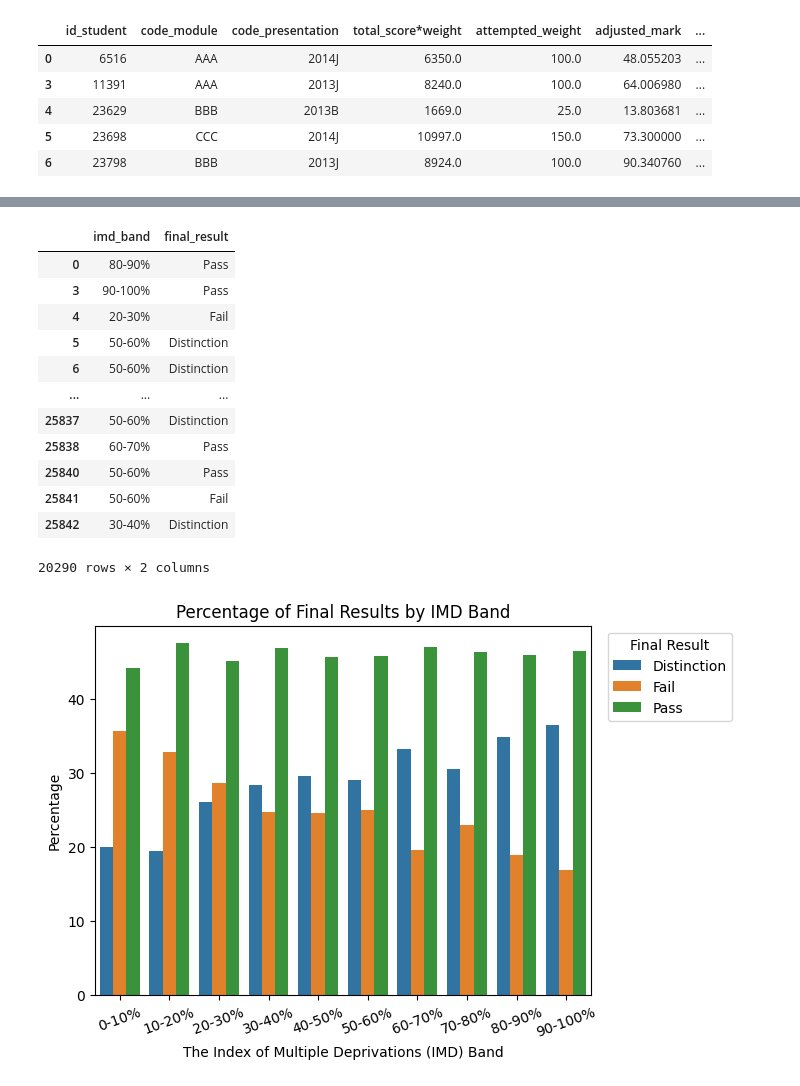
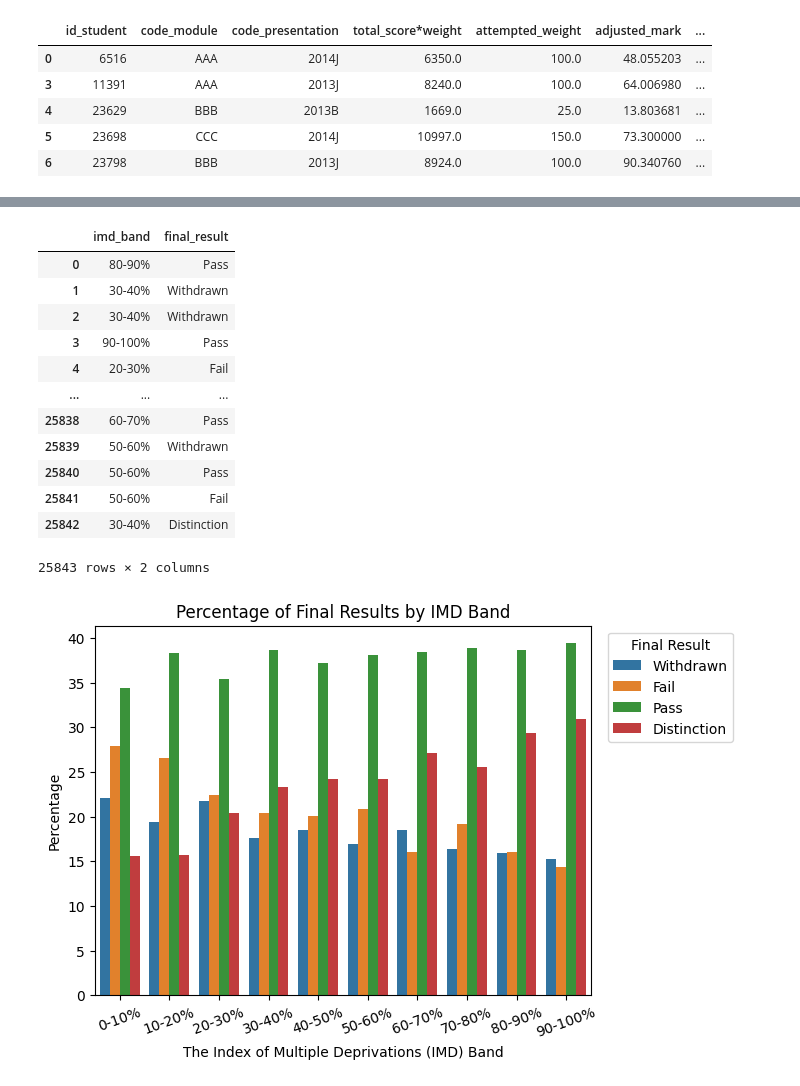
Before and after one commit to Miranda-Bai/PersonalizedLearningContent, a Jupyter notebook: improveVisual.ipynb, the cells around one changed output, grey strips where cells are left out. Cells and saved outputs as stored; diff of their text form; code cells hidden in the pictures.

```diff
--- a/improveVisual.ipynb
+++ b/improveVisual.ipynb
@@ -8,6 +8,6 @@ from mpl_toolkits.mplot3d import Axes3D
 import seaborn as sns
 # %%
 # load data
-data = pd.read_csv('data/OULAD_cleaned_data.csv')
+data = pd.read_csv('data/combineVle.csv')
 data.head()
 # %% [output]
@@ -20,5 +20,5 @@ data.head()
 # %%
-# drop null
-data.dropna(inplace=True)
+# drop null, don't need
+# data.dropna(inplace=True)
 data.shape
 # %% [output]
@@ -26,7 +26,7 @@ data.shape
 # %%
-# adjust IMD band Oct-20 to 10-20%
-data["imd_band"] = data["imd_band"].replace('Oct-20', '10-20%')
-data.shape
+# adjust IMD band Oct-20 to 10-20%, already done
+# data["imd_band"] = data["imd_band"].replace('Oct-20', '10-20%')
+# data.shape
 # %% [output]
 |  | id_student | code_module | code_presentation | total_score*weight | attempted_weight | adjusted_mark | ... |
 | 0 | 6516 | AAA | 2014J | 6350.0 | 100.0 | 48.055203 | ... |
@@ -121,37 +133,44 @@ temp_df3
 # %% [output]
 |  | imd_band | final_result |
 | 0 | 80-90% | Pass |
+| 1 | 30-40% | Withdrawn |
+| 2 | 30-40% | Withdrawn |
 | 3 | 90-100% | Pass |
 | 4 | 20-30% | Fail |
-| 5 | 50-60% | Distinction |
-| 6 | 50-60% | Distinction |
 | ... | ... | ... |
-| 25837 | 50-60% | Distinction |
 | 25838 | 60-70% | Pass |
+| 25839 | 50-60% | Withdrawn |
 | 25840 | 50-60% | Pass |
 | 25841 | 50-60% | Fail |
 | 25842 | 30-40% | Distinction |
-20290 rows × 2 columns
+25843 rows × 2 columns
 # %%
 desired_order=["0-10%", "10-20%", "20-30%", "30-40%", "40-50%", "50-60%", "60-70%", "70-80%", "80-90%", "90-100%"]
+
+# Define the desired order of the final_result categories
+category_order = ["Withdrawn", "Fail", "Pass", "Distinction"]
+
 # Group the data by age band and final result, and calculate the percentage
 grouped_data = temp_df3.groupby(['imd_band', 'final_result']).size()
 percentage = grouped_data / grouped_data.groupby('imd_band').transform('sum') * 100
 
 # Reset the index of the grouped data
 grouped_data = grouped_data.reset_index()
 percentage = percentage.reset_index()
+
+# Order the final_result categories using pd.Categorical
+percentage['final_result'] = pd.Categorical(percentage['final_result'], categories=category_order)
 
 # Plot the grouped bar chart
 sns.barplot(data=percentage, x='imd_band', y=0, hue='final_result', order=desired_order)
 plt.xlabel('The Index of Multiple Deprivations (IMD) Band')
 plt.ylabel('Percentage')
 plt.title('Percentage of Final Results by IMD Band')
 plt.legend(title='Final Result', bbox_to_anchor=(1.02, 1), loc='upper left')
 
 plt.xticks(rotation=20)
 
 # Show the plot
 plt.show()
 # %% [output]
-[figure, old version]
+[figure, new version]
```
Also changed, not shown: parts of 15 cells of this notebook, 5 other files.
